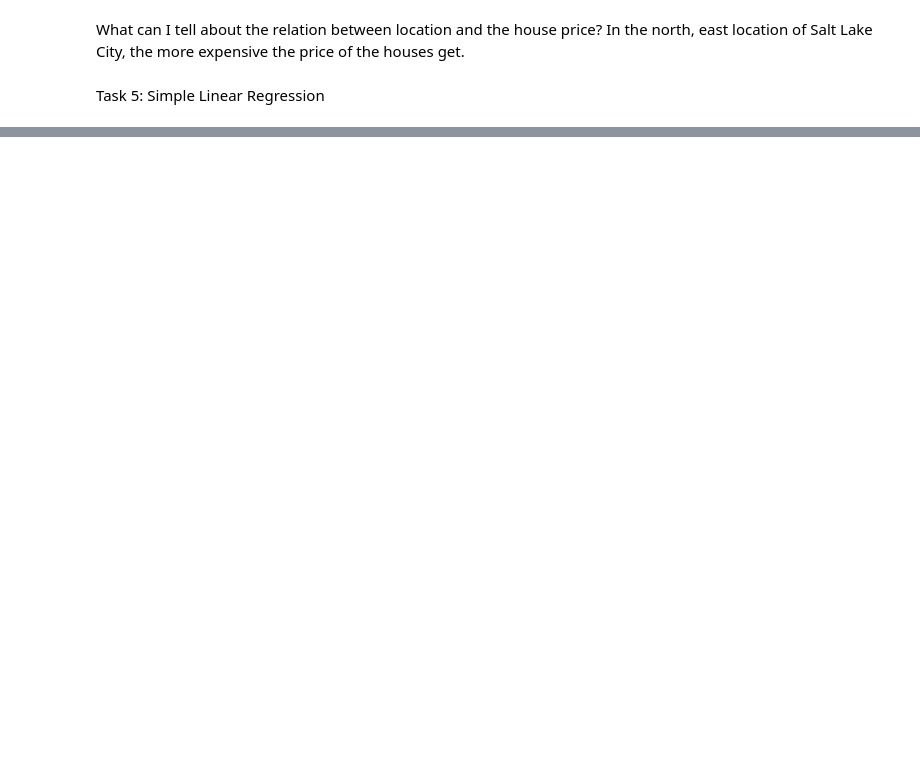
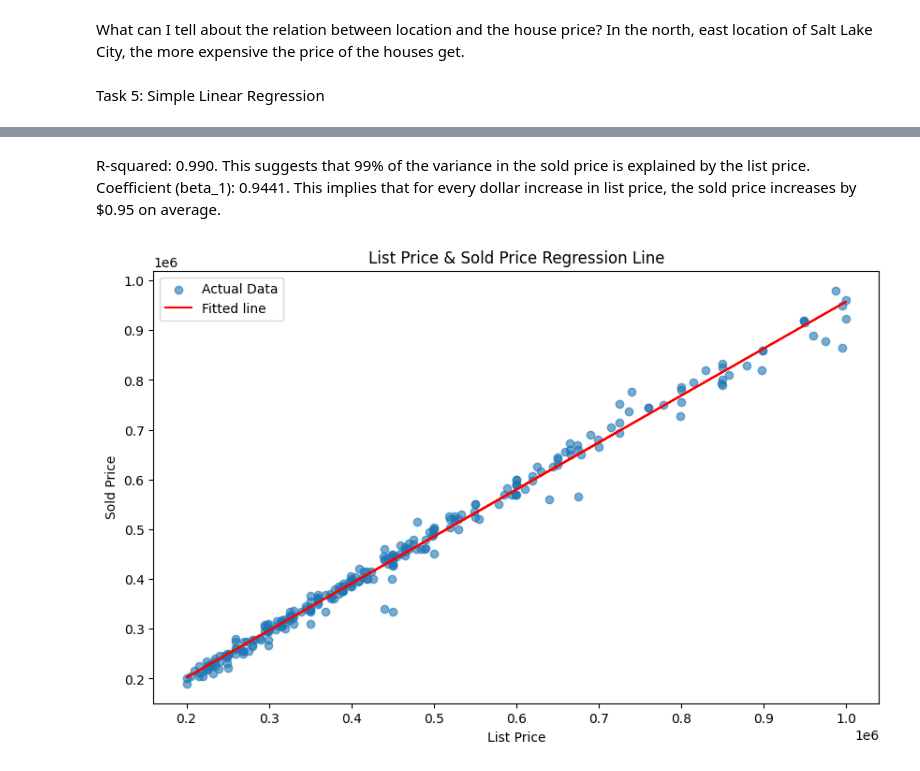
Before and after one commit to BrianErichsen/6017, a Jupyter notebook: HW2/linear_regression.ipynb, the cells around one changed output, grey strips where cells are left out. Cells and saved outputs as stored; diff of their text form; code cells hidden in the pictures; blank space fills up the shorter version.

```diff
--- a/HW2/linear_regression.ipynb
+++ b/HW2/linear_regression.ipynb
@@ -291,3 +291,17 @@ m  # display map in the jupyter note
 What can I tell about the relation between location and the house price? In the north, east location of Salt Lake City, the more expensive the price of the houses get.
 # %% [markdown]
 Task 5: Simple Linear Regression
+# %%
+import statsmodels.api as sm
+
+x = realEstate['LstPrice'] # independent
+y = realEstate['SoldPrice'] # dependent
+
+# adds constant to indepedent var
+# Defines intercept beta 0
+x = sm.add_constant(x)
+
+# does the Ordinary Least Square regression model
+model = sm.OLS(y, x).fit()
+
+print(model.summary())
@@ -293,0 +326,15 @@ Task 5: Simple Linear Regression
+# %% [markdown]
+R-squared: 0.990. This suggests that 99% of the variance in the sold price is explained by the list price.
+Coefficient (beta_1): 0.9441. This implies that for every dollar increase in list price, the sold price increases by $0.95 on average.
+# %%
+# plotting results
+plt.figure(figsize=(10, 6))
+plt.scatter(realEstate['LstPrice'], realEstate['SoldPrice'], alpha = 0.6, label='Actual Data')
+plt.plot(realEstate['LstPrice'], model.predict(x), color='red', label='Fitted line')
+plt.title('List Price & Sold Price Regression Line')
+plt.xlabel('List Price')
+plt.ylabel('Sold Price')
+plt.legend()
+plt.show()
+# %% [output]
+[figure, added]
```
Also changed, not shown: parts of 1 cell of this notebook.
